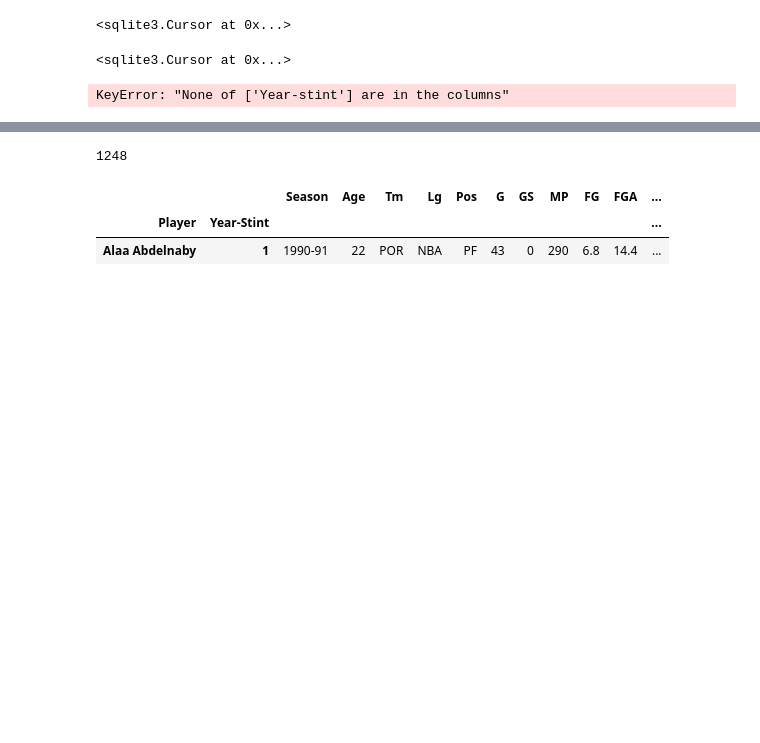
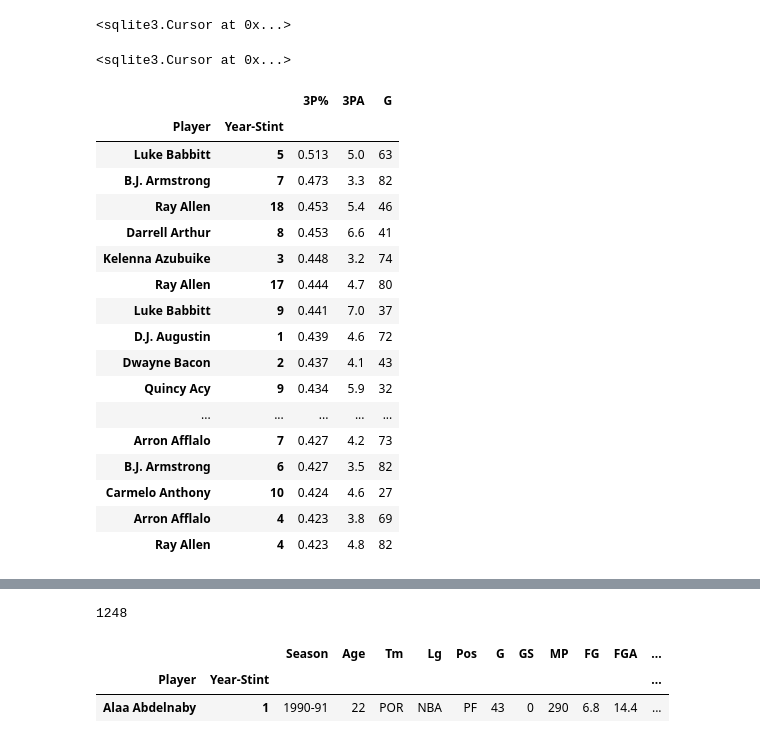
Before and after one commit to samhld/nba_stats, a Jupyter notebook: scratchpads/persist_data.ipynb, the cells around one changed output, grey strips where cells are left out. Saved outputs shown, nothing was run; the diff lists cells and outputs as text; code cells hidden in the pictures; blank space fills up the shorter version.

```diff
--- a/scratchpads/persist_data.ipynb
+++ b/scratchpads/persist_data.ipynb
@@ -45,12 +60,29 @@ c.execute("DROP TABLE IF EXISTS players_per_game")
 # %%
 first_200.to_sql("players_per_game",conn,index=True)
 # %%
-top_percent = """SELECT  "Player","3P%","3PA","G"
+top_percent = """SELECT  "Player","3P%","3PA","G","Year-Stint"
 FROM players_per_game
 WHERE "3PA" > 3 AND "G" > 20
 ORDER BY "3P%"  DESC
 LIMIT 20;"""
 top_3pt_perc = pd.read_sql(top_percent, conn, index_col=["Player","Year-Stint"])
 top_3pt_perc
 # %% [output]
-KeyError: "None of ['Year-stint'] are in the columns"
+|  |  | 3P% | 3PA | G |
+| Player | Year-Stint |  |  |  |
+| Luke Babbitt | 5 | 0.513 | 5.0 | 63 |
+| B.J. Armstrong | 7 | 0.473 | 3.3 | 82 |
+| Ray Allen | 18 | 0.453 | 5.4 | 46 |
+| Darrell Arthur | 8 | 0.453 | 6.6 | 41 |
+| Kelenna Azubuike | 3 | 0.448 | 3.2 | 74 |
+| Ray Allen | 17 | 0.444 | 4.7 | 80 |
+| Luke Babbitt | 9 | 0.441 | 7.0 | 37 |
+| D.J. Augustin | 1 | 0.439 | 4.6 | 72 |
+| Dwayne Bacon | 2 | 0.437 | 4.1 | 43 |
+| Quincy Acy | 9 | 0.434 | 5.9 | 32 |
+| ... | ... | ... | ... | ... |
+| Arron Afflalo | 7 | 0.427 | 4.2 | 73 |
+| B.J. Armstrong | 6 | 0.427 | 3.5 | 82 |
+| Carmelo Anthony | 10 | 0.424 | 4.6 | 27 |
+| Arron Afflalo | 4 | 0.423 | 3.8 | 69 |
+| Ray Allen | 4 | 0.423 | 4.8 | 82 |
```
Also changed, not shown: parts of 20 cells of this notebook, 6 other files.
